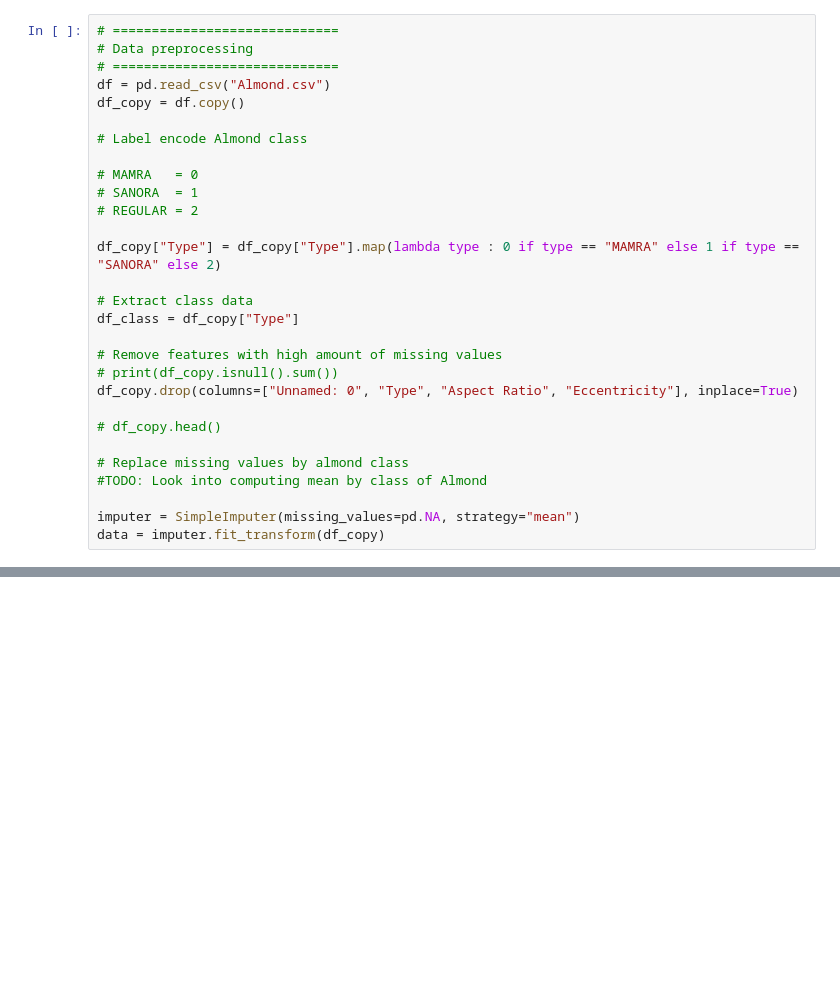
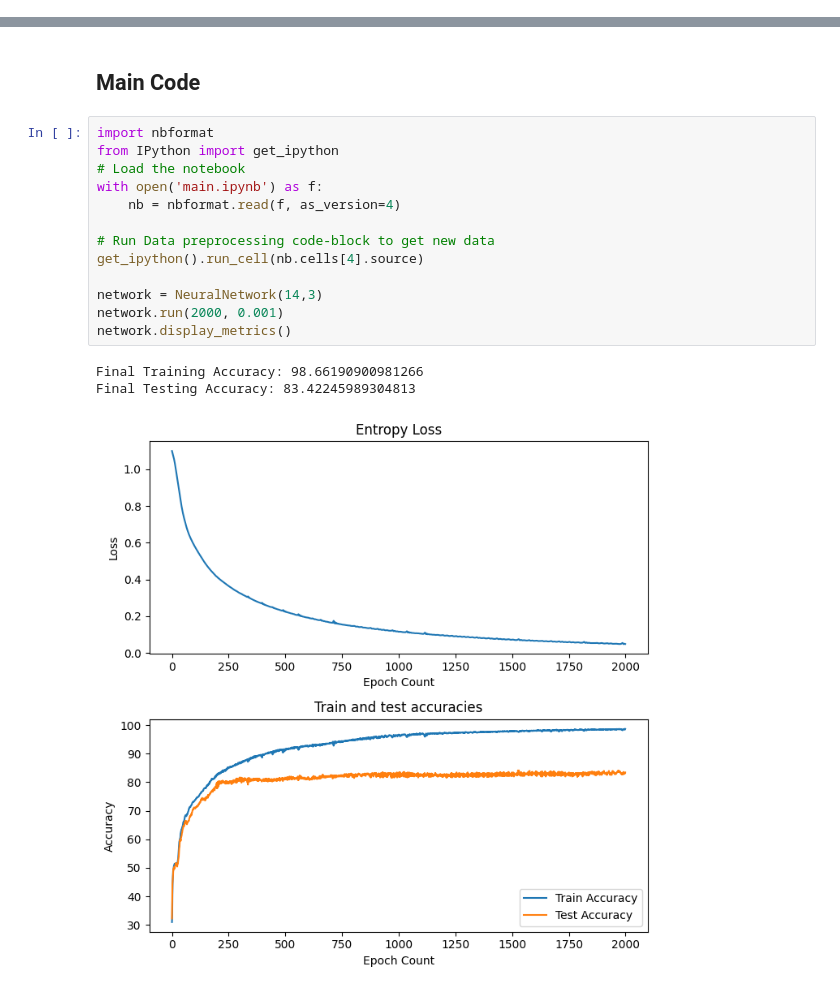
Before and after one commit to SharkmanZA/Almond-classification, a Jupyter notebook: main.ipynb, the cells around one changed output, grey strips where cells are left out. Cells and saved outputs as stored; diff of their text form; blank space fills up the shorter version.

```diff
--- a/main.ipynb
+++ b/main.ipynb
@@ -15,29 +15,0 @@ from sklearn.impute import SimpleImputer
-# %%
-# =============================
-# Data preprocessing
-# =============================
-df = pd.read_csv("Almond.csv")
-df_copy = df.copy()
-
-# Label encode Almond class
-
-# MAMRA   = 0
-# SANORA  = 1
-# REGULAR = 2
-
-df_copy["Type"] = df_copy["Type"].map(lambda type : 0 if type == "MAMRA" else 1 if type == "SANORA" else 2)
-
-# Extract class data
-df_class = df_copy["Type"]
-
-# Remove features with high amount of missing values
-# print(df_copy.isnull().sum())
-df_copy.drop(columns=["Unnamed: 0", "Type", "Aspect Ratio", "Eccentricity"], inplace=True)
-
-# df_copy.head()
-
-# Replace missing values by almond class
-#TODO: Look into computing mean by class of Almond
-
-imputer = SimpleImputer(missing_values=pd.NA, strategy="mean")
-data = imputer.fit_transform(df_copy)
@@ -91,0 +220,19 @@ print(f"Accuracy: {accuracy}")
+# %% [markdown]
+## Main Code
+# %%
+import nbformat
+from IPython import get_ipython
+# Load the notebook
+with open('main.ipynb') as f:
+    nb = nbformat.read(f, as_version=4)
+
+# Run Data preprocessing code-block to get new data
+get_ipython().run_cell(nb.cells[4].source)
+
+network = NeuralNetwork(14,3)
+network.run(2000, 0.001)
+network.display_metrics()
+# %% [output]
+Final Training Accuracy: 98.66190900981266
+Final Testing Accuracy: 83.42245989304813
+[figure, added]
```
Also changed, not shown: parts of 8 cells of this notebook, 2 other files.
